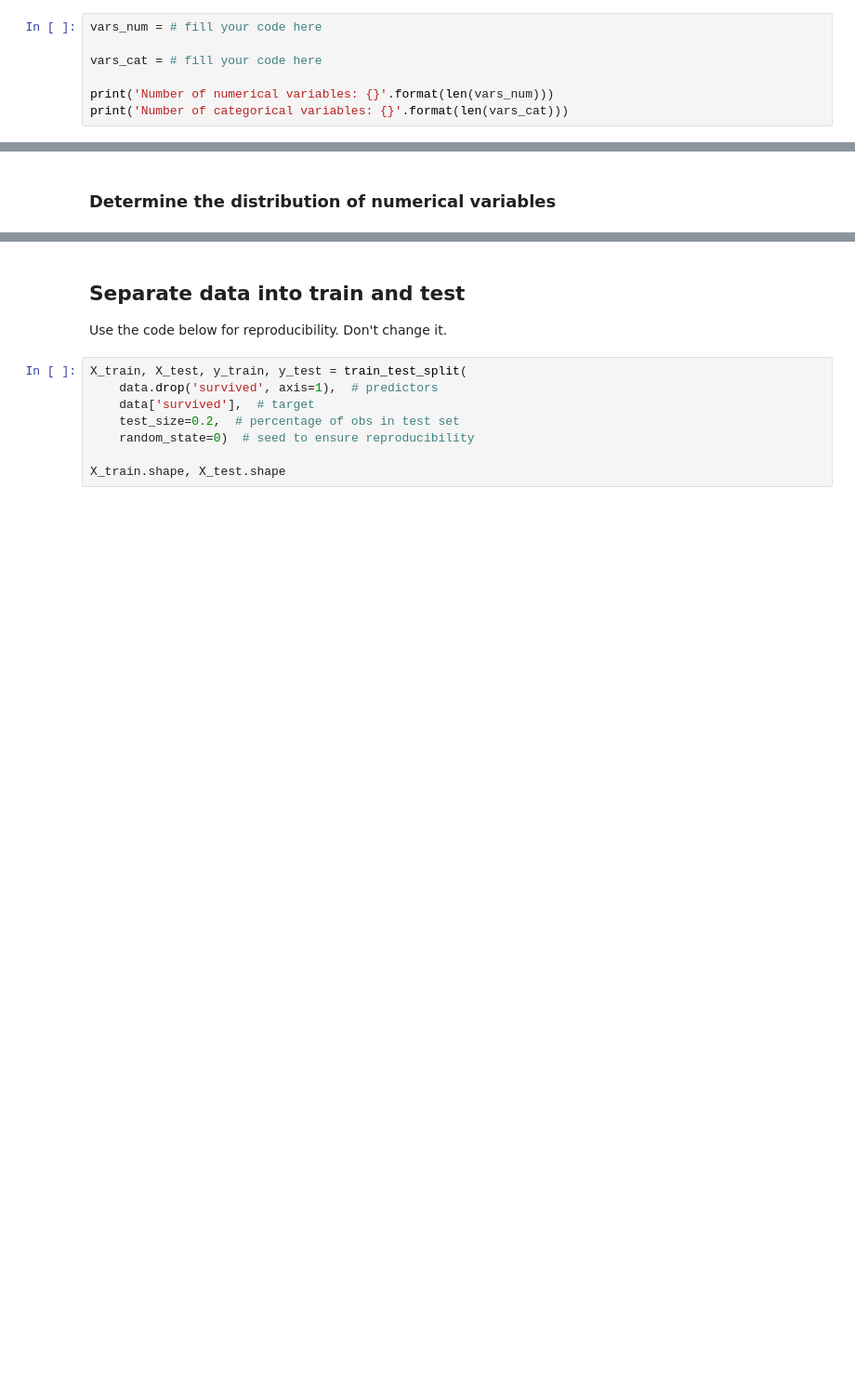
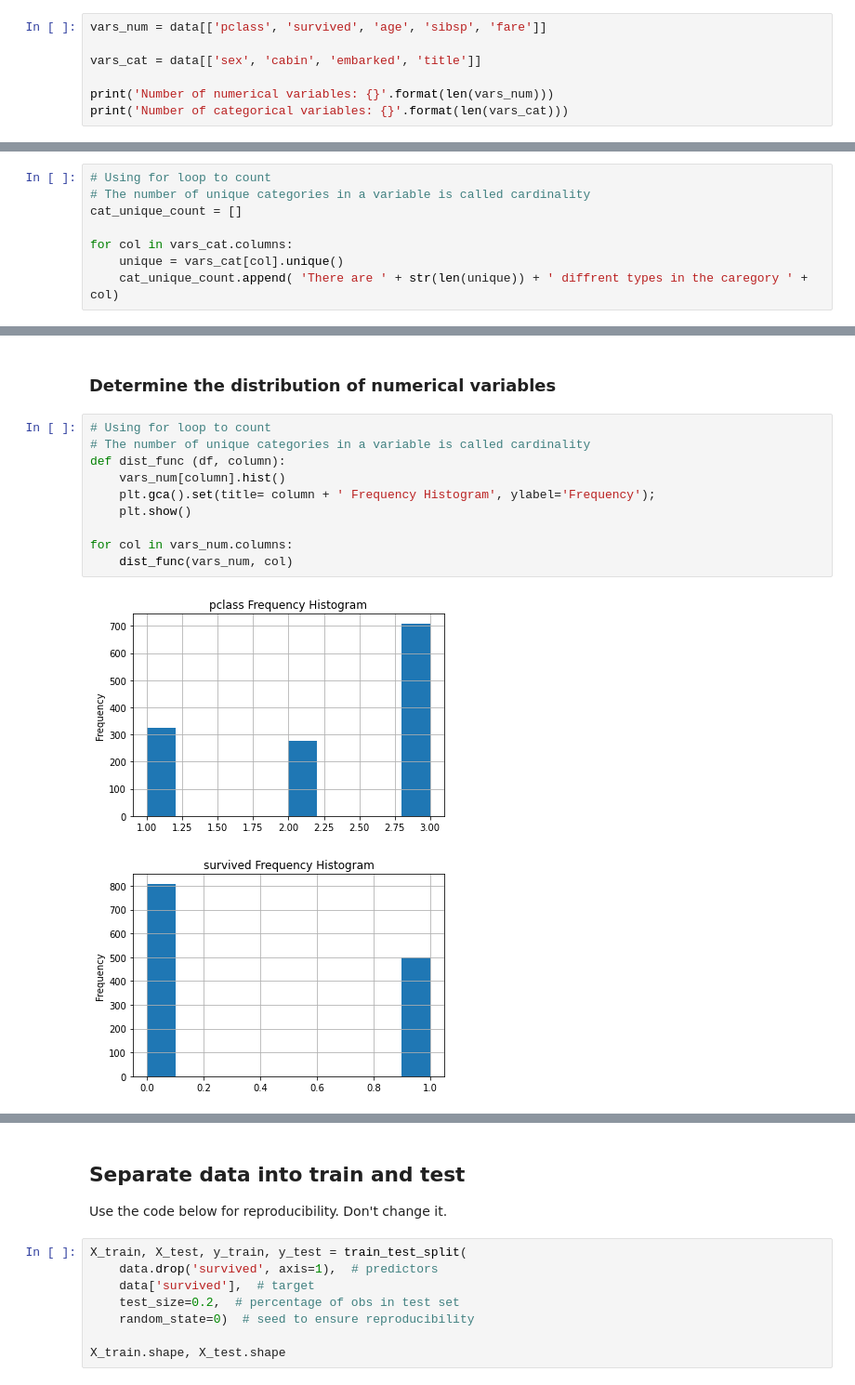
Before and after one commit to dataxsaiyan3/deploying-machine-learning-models, a Jupyter notebook: section-04-research-and-development/titanic-assignment/01-predicting-survival-titanic-assignement.ipynb, the cells around one changed output, grey strips where cells are left out. Shown: that part at 93% size. Saved outputs shown, nothing was run; the diff lists cells and outputs as text; blank space fills up the shorter version.

```diff
--- a/section-04-research-and-development/titanic-assignment/01-predicting-survival-titanic-assignement.ipynb
+++ b/section-04-research-and-development/titanic-assignment/01-predicting-survival-titanic-assignement.ipynb
@@ -122,9 +122,9 @@ data.to_csv('titanic.csv', index=False)
 # %%
 target = 'survived'
 # %%
-vars_num = # fill your code here
+vars_num = data[['pclass', 'survived', 'age', 'sibsp', 'fare']]
 
-vars_cat = # fill your code here
+vars_cat = data[['sex', 'cabin', 'embarked', 'title']]
 
 print('Number of numerical variables: {}'.format(len(vars_num)))
 print('Number of categorical variables: {}'.format(len(vars_cat)))
@@ -137,2 +159,10 @@ print('Number of categorical variables: {}'.format(len(vars_cat)))
 # %% [markdown]
 ### Determine cardinality of categorical variables
+# %%
+# Using for loop to count
+# The number of unique categories in a variable is called cardinality
+cat_unique_count = []
+
+for col in vars_cat.columns:
+    unique = vars_cat[col].unique()
+    cat_unique_count.append( 'There are ' + str(len(unique)) + ' diffrent types in the caregory ' + col)
@@ -139,2 +176,15 @@ print('Number of categorical variables: {}'.format(len(vars_cat)))
 # %% [markdown]
 ### Determine the distribution of numerical variables
+# %%
+# Using for loop to count
+# The number of unique categories in a variable is called cardinality
+def dist_func (df, column):
+    vars_num[column].hist()
+    plt.gca().set(title= column + ' Frequency Histogram', ylabel='Frequency');
+    plt.show()
+
+for col in vars_num.columns:
+    dist_func(vars_num, col)
+# %% [output]
+[figure, added]
+[figure, added]
```
Also changed, not shown: parts of 22 cells of this notebook.
